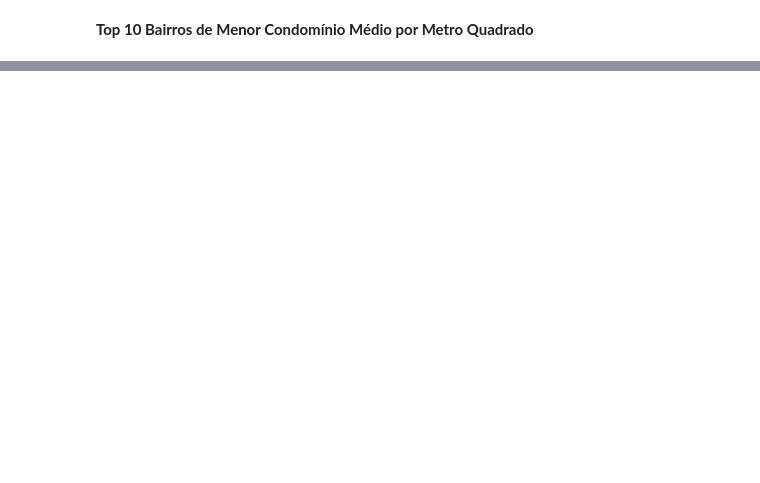
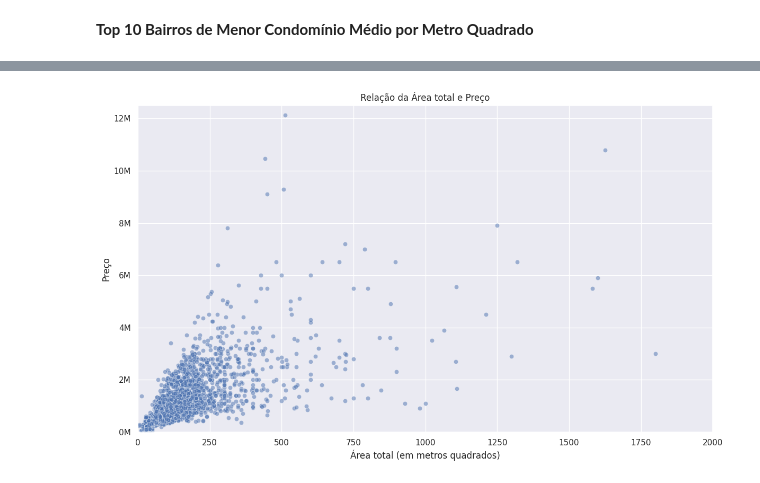
Before and after one commit to arthurlm1234/Estudo-Residencial-BH, a Jupyter notebook: plots.ipynb, the cells around one changed output, grey strips where cells are left out. Cells and saved outputs as stored; diff of their text form; code cells hidden in the pictures; blank space fills up the shorter version.

```diff
--- a/plots.ipynb
+++ b/plots.ipynb
@@ -145,0 +275,28 @@ plt.show()
+# %%
+import seaborn as sns
+import matplotlib.pyplot as plt
+
+df['Área total'] = df['Área interna'] + df['Área externa']
+
+# Filtra os imóveis com área total maior que zero
+df_area_total_maior_zero = df[df['Área total'] > 0]
+
+# Create a scatter plot with transparency and logarithmic x-axis scale
+plt.figure(figsize=(14, 8))
+sns.scatterplot(data=df_area_total_maior_zero, x='Área total', y='Preço', alpha=0.5)
+
+# Set the plot title and axis labels
+plt.title("Relação da Área total e Preço")
+plt.xlabel("Área total (em metros quadrados)")
+plt.ylabel("Preço")
+
+plt.xlim(0, 2000)
+plt.ylim(0,12500000)
+
+formatter = ticker.FuncFormatter(lambda x, pos: f'{x/1000000:.0f}M')
+plt.gca().yaxis.set_major_formatter(formatter)
+
+# Show the plot
+plt.show()
+# %% [output]
+[figure, added]
```
Also changed, not shown: parts of 12 cells of this notebook.
